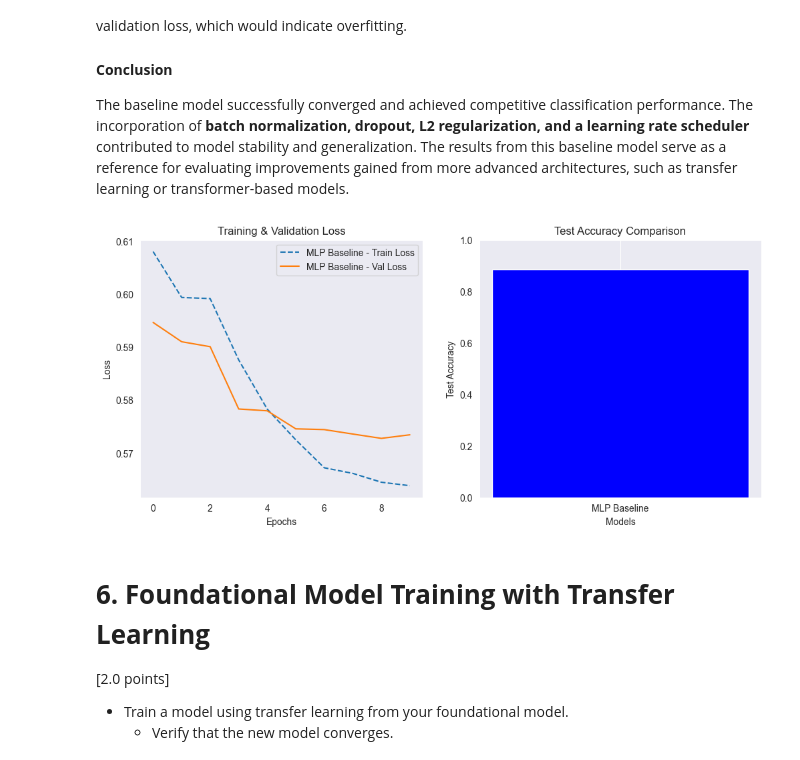
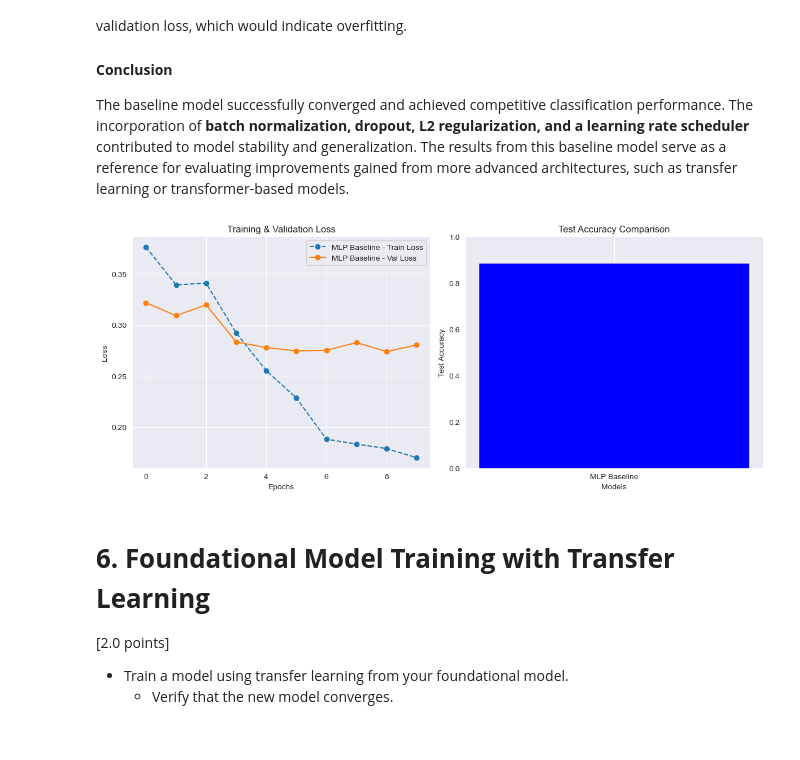
Before and after one commit to Juan-Carlos-D/NN-Team, a Jupyter notebook: Labs/Lab Two/Rough Drafts/RD 2.ipynb, the cells around one changed output. Saved outputs shown, nothing was run; the diff lists cells and outputs as text; code cells hidden in the pictures.

```diff
--- a/Labs/Lab Two/Rough Drafts/RD 2.ipynb
+++ b/Labs/Lab Two/Rough Drafts/RD 2.ipynb
@@ -197,7 +197,7 @@ from sklearn.metrics import accuracy_score, classification_report
 from transformers import BertTokenizer, BertForSequenceClassification
 # %%
 # Reading the Dataset
-path = "../Data/IMDB Dataset.csv"
+path = "/Users/salissa/Desktop/Neural/Datasets/Lab Two/imbd_data.csv"
 df_raw = pd.read_csv(path)
 
 # Displaying the first few rows
@@ -851,10 +908,14 @@ correct, total = 0, 0
 with torch.no_grad():
     for X_batch, y_batch in mlp_test_loader:
         outputs = model(X_batch)
-        predicted = (outputs > 0.5).float()
+
+        # Apply sigmoid before thershold
+        predicted = (torch.sigmoid(outputs) > 0.5).float()
+
         total += y_batch.size(0)
         correct += (predicted == y_batch).sum().item()
 
+# Compute final accuracy
 test_accuracy = correct / total
 scratch_history["test_accuracy"] = test_accuracy
 print(f"Final Test Accuracy: {scratch_history['test_accuracy']:.4f}")
@@ -912,44 +984,43 @@ The baseline model successfully converged and achieved competitive classificatio
 # %%
 # Training History Plot
 
 def plot_training_history(histories, model_names):
     """
     Plots training loss, validation loss, and test accuracy for multiple models.
 
     :param histories: List of dictionaries storing train_loss, val_loss, and test_accuracy.
     :param model_names: List of names corresponding to the models in histories.
     """
-    plt.figure(figsize=(12, 5))
+    fig, axes = plt.subplots(1, 2, figsize=(12, 5))
 
     # Plot Training and Validation Loss
-    plt.subplot(1, 2, 1)
     for history, name in zip(histories, model_names):
-        plt.plot(history["train_loss"], label=f'{name} - Train Loss', linestyle='dashed')
-        plt.plot(history["val_loss"], label=f'{name} - Val Loss')
+        axes[0].plot(history["train_loss"], label=f'{name} - Train Loss', linestyle='dashed', marker="o")
+        axes[0].plot(history["val_loss"], label=f'{name} - Val Loss', marker="o")
 
-    plt.xlabel("Epochs")
-    plt.ylabel("Loss")
-    plt.title("Training & Validation Loss")
-    plt.legend()
-    plt.grid()
+    axes[0].set_xlabel("Epochs")
+    axes[0].set_ylabel("Loss")
+    axes[0].set_title("Training & Validation Loss")
+    axes[0].legend()
+    axes[0].grid(True)
 
     # Plot Test Accuracy
-    plt.subplot(1, 2, 2)
-    accuracies = [history["test_accuracy"] for history in histories]
-    plt.bar(model_names, accuracies, color=['blue', 'orange', 'green'])
+    accuracies = [history["test_accuracy"] if history["test_accuracy"] is not None else 0 for history in histories]
+    axes[1].bar(model_names, accuracies, color=['blue', 'orange', 'green'])
 
-    plt.xlabel("Models")
-    plt.ylabel("Test Accuracy")
-    plt.title("Test Accuracy Comparison")
-    plt.ylim(0, 1)
-    plt.grid(axis='y')
+    axes[1].set_xlabel("Models")
+    axes[1].set_ylabel("Test Accuracy")
+    axes[1].set_title("Test Accuracy Comparison")
+    axes[1].set_ylim(0, 1)
+    axes[1].grid(axis='y')
 
+    plt.tight_layout()  # Adjust layout for better spacing
     plt.show()
 
 # Example Usage: Plotting for MLP baseline (scratch_history)
 plot_training_history([scratch_history], ["MLP Baseline"])
 # %% [output]
-[figure, old version]
+[figure, new version]
 # %% [markdown]
 # **6. Foundational Model Training with Transfer Learning**
 [2.0 points]
```
Also changed, not shown: parts of 15 cells of this notebook.
